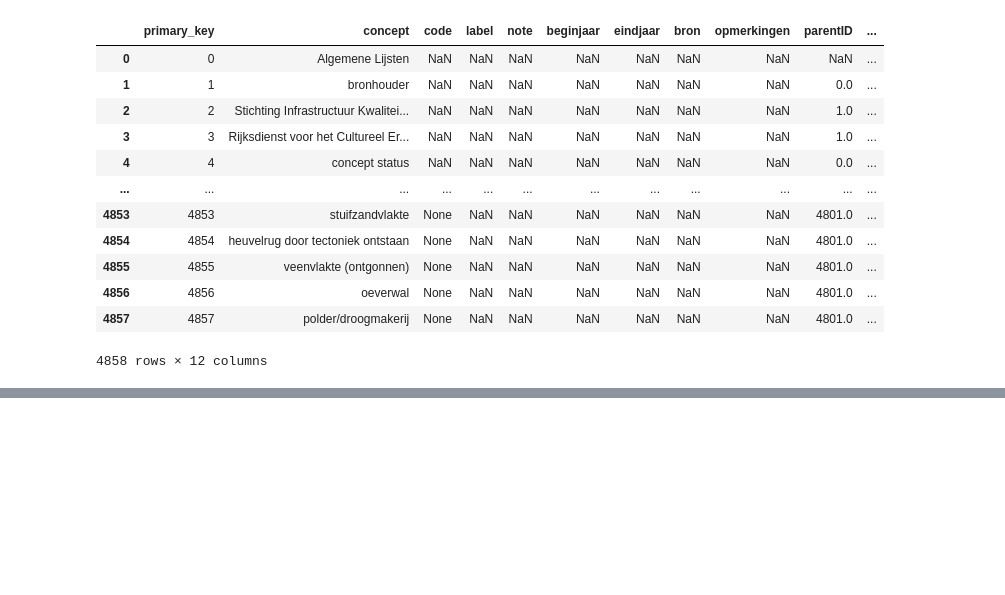
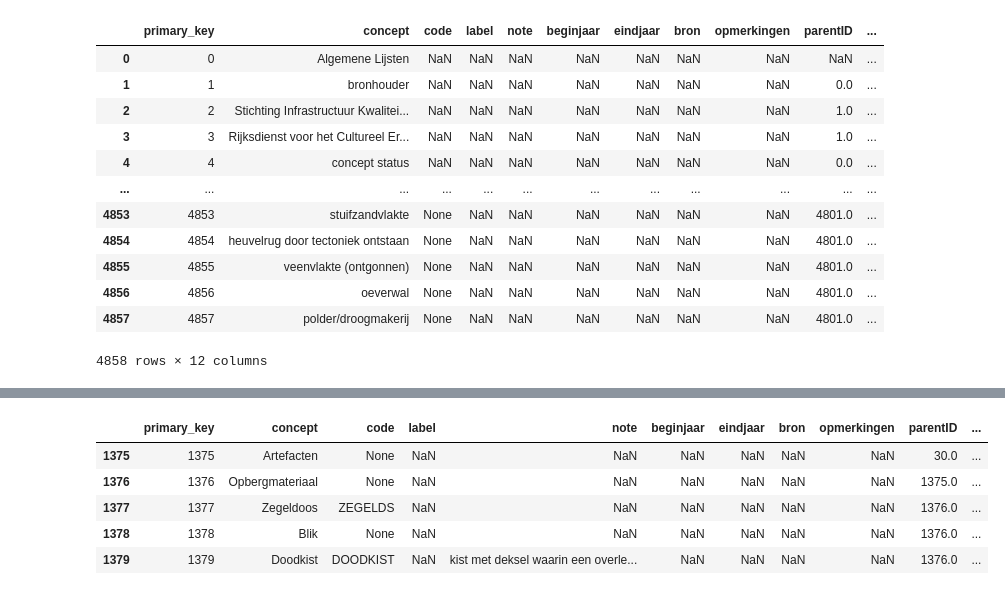
Before and after one commit to brienen/wasstraat_archeologische_data, a Jupyter notebook: notebooks/Rdf_ABR.ipynb, the cells around one changed output, grey strips where cells are left out. Saved outputs shown, nothing was run; the diff lists cells and outputs as text; code cells hidden in the pictures; blank space fills up the shorter version.

```diff
--- a/notebooks/Rdf_ABR.ipynb
+++ b/notebooks/Rdf_ABR.ipynb
@@ -280,0 +259,13 @@ ID:  983 parentID:  981 concept: Midden Neolithicum B
+# %%
+#df_abr.query('https://data.cultureelerfgoed.nl/term/id/abr/2dcb88e1-e777-4cff-babc-d97485b42b10' in db_abr.uris)
+
+df_materiaal = df_abr.loc[df_abr.apply(lambda x: const.ABR_URI_ARTEFACTEN in x.uris, axis=1)].copy()
+df_materiaal['concept'] = df_materiaal['concept'].str.title()
+df_materiaal.head()
+# %% [output]
+|  | primary_key | concept | code | label | note | beginjaar | eindjaar | bron | opmerkingen | parentID | ... |
+| 1375 | 1375 | Artefacten | None | NaN | NaN | NaN | NaN | NaN | NaN | 30.0 | ... |
+| 1376 | 1376 | Opbergmateriaal | None | NaN | NaN | NaN | NaN | NaN | NaN | 1375.0 | ... |
+| 1377 | 1377 | Zegeldoos | ZEGELDS | NaN | NaN | NaN | NaN | NaN | NaN | 1376.0 | ... |
+| 1378 | 1378 | Blik | None | NaN | NaN | NaN | NaN | NaN | NaN | 1376.0 | ... |
+| 1379 | 1379 | Doodkist | DOODKIST | NaN | kist met deksel waarin een overle... | NaN | NaN | NaN | NaN | 1376.0 | ... |
```
Also changed, not shown: parts of 8 cells of this notebook, 15 other files.
